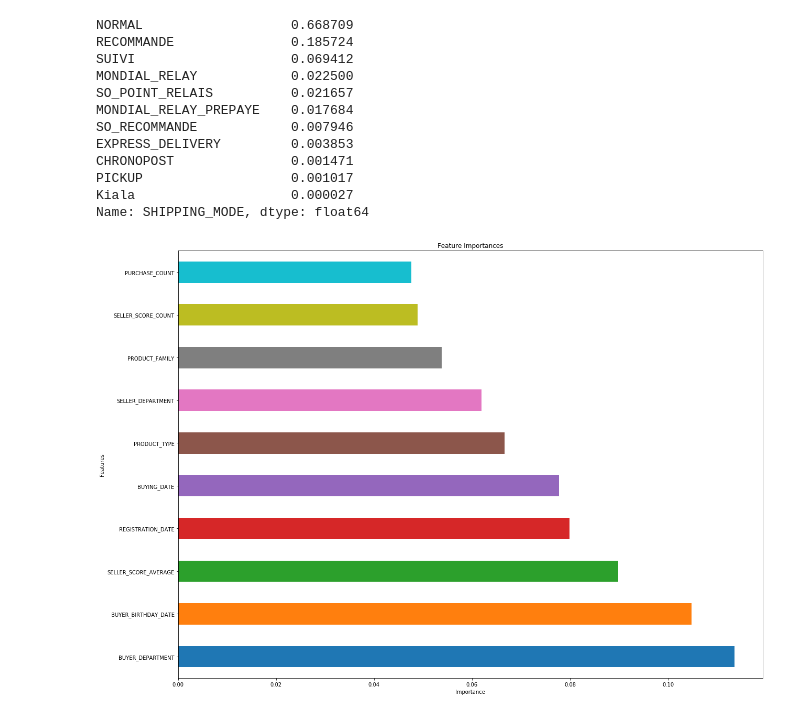
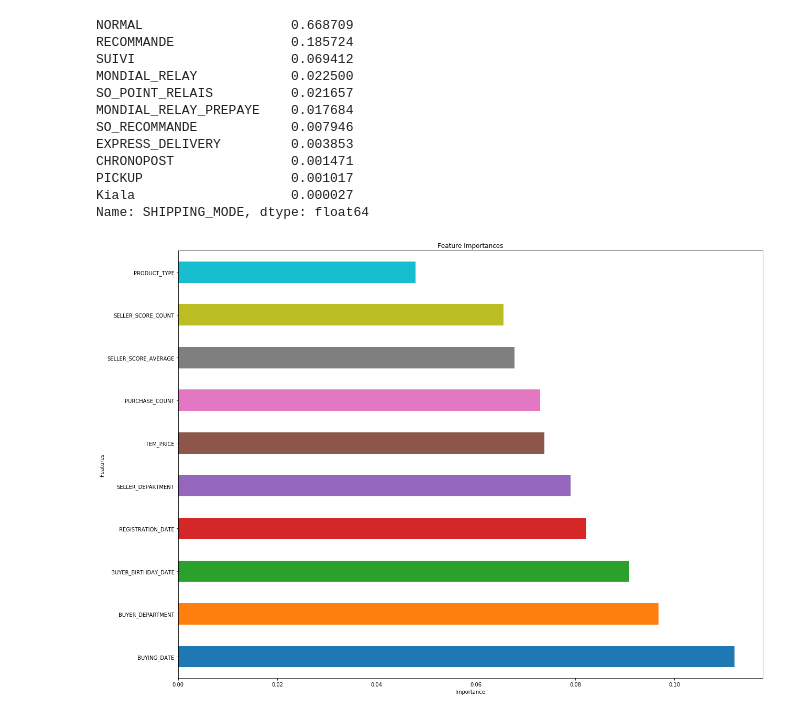
Before and after one commit to jeremycombe/Pipeline, a Jupyter notebook: BestEstimator_tests.ipynb, the cells around one changed output. Saved outputs shown, nothing was run; the diff lists cells and outputs as text; code cells hidden in the pictures.

```diff
--- a/BestEstimator_tests.ipynb
+++ b/BestEstimator_tests.ipynb
@@ -721,7 +706,7 @@ clf1 = BestEstimator(grid = False, hard_grid = True)
 # %%
 clf = RandomForestClassifier()
 clf1 = BestEstimator(grid = False, hard_grid = True)
 
-clf1.Feature_Importances(clf, Multi_Train[0:1000], Multi_Target[0:1000], ID = 'ID', value = 0, nb_features = 10)
+clf1.Feature_Importances(clf, Multi_Train[0:100], Multi_Target[0:100], ID = 'ID', value = 0, nb_features = 10)
 # %% [output]
-[figure, old version]
+[figure, new version]
```
Also changed, not shown: parts of 16 cells of this notebook, 1 other file.
